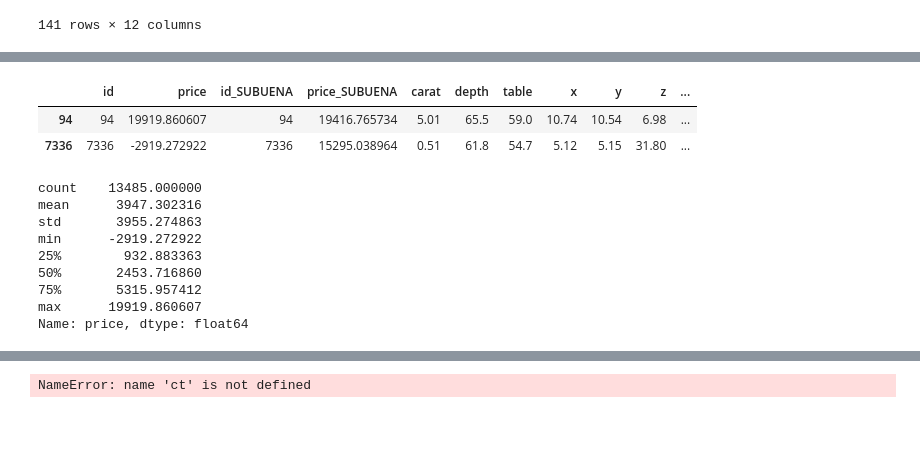
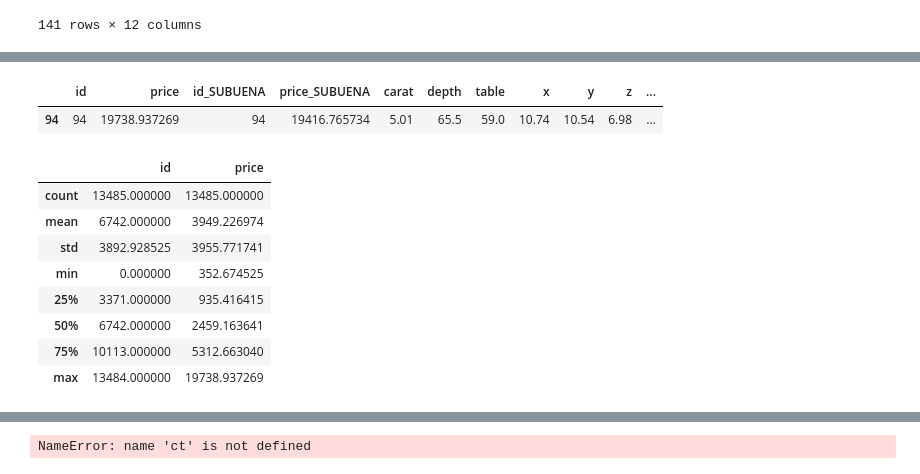
Before and after one commit to carpiero/Kaggle_Competition_Machine_Learning, a Jupyter notebook: notebooks/NotebookML002.ipynb, the cells around one changed output, grey strips where cells are left out. Drawn from its saved outputs; the diff is of its cells as text; code cells hidden in the pictures; blank space fills up the shorter version.

```diff
--- a/notebooks/NotebookML002.ipynb
+++ b/notebooks/NotebookML002.ipynb
@@ -128,7 +128,7 @@ dfd=dfd.drop(columns=['marketing_carat_int', 'cut_int','color_int', 'clarity_int
 
 
 df=df.drop(columns=['cut','color', 'clarity','marketing_carat','cut_color_clarity_score','marketing_carat_int',
-                    'raw_density',])
+                    'raw_density'])
 
 
 #RandomForestRegressor        536.8794322366753
@@ -199,7 +199,7 @@ data=data.loc[~filter_xyz ]
 df_predict=df_final.loc[df['df_original']==0]
 
 ####################################################################
-thres=1.50
+thres=1.54
 
 df_predict2=df_predict.loc[df_predict['carat']<thres]
 data2=data.loc[data['carat']<thres]
@@ -903,44 +968,51 @@ submission_dif.loc[(submission_dif['x']<0.01)|(submission_dif['y']<0.01) |(submi
 # %%
+# id 	price
+# count 	13485.000000 	13485.000000
+# mean 	6742.000000 	3949.226974
+# std 	3892.928525 	3955.771741
+# min 	0.000000 	352.674525
+# 25% 	3371.000000 	935.416415
+# 50% 	6742.000000 	2459.163641
+# 75% 	10113.000000 	5312.663040
+# max 	13484.000000 	19738.937269
 
-
-# count    13485.000000
-# mean      3949.226974
-# std       3955.771741
-# min        352.674525
-# 25%        935.416415
-# 50%       2459.163641
-# 75%       5312.663040
-# max      19738.937269
-# Name: price, dtype: float64
+#1.54  XYZ
+# count 		13485.000000
+# mean 	          3950.658835
+# std 	          3958.092457
+# min 	           339.279583
+# 25% 	            933.766521
+# 50% 	           2460.614633
+# 75% 	           5319.059241
+# max 	         19959.762503
 
 
 
 # count    13485.000000
 # mean      3948.281079
 # std       3954.976284
 # min        333.486483
 # 25%        937.587094
 # 50%       2458.706350
 # 75%       5304.965096
 # max      19416.765734
 # Name: price, dtype: float64
 
 display(submission_dif.loc[(submission_dif['price']>19000)|(submission_dif['price']<300)].sort_values(by=['Diff'], ascending=False))
 
-submission_dif['price'].describe()
+submission.describe()
 # %% [output]
 |  | id | price | id_SUBUENA | price_SUBUENA | carat | depth | table | x | y | z | ... |
-| 94 | 94 | 19919.860607 | 94 | 19416.765734 | 5.01 | 65.5 | 59.0 | 10.74 | 10.54 | 6.98 | ... |
-| 7336 | 7336 | -2919.272922 | 7336 | 15295.038964 | 0.51 | 61.8 | 54.7 | 5.12 | 5.15 | 31.80 | ... |
+| 94 | 94 | 19738.937269 | 94 | 19416.765734 | 5.01 | 65.5 | 59.0 | 10.74 | 10.54 | 6.98 | ... |
-count    13485.000000
-mean      3947.302316
-std       3955.274863
-min      -2919.272922
-25%        932.883363
-50%       2453.716860
-75%       5315.957412
-max      19919.860607
-Name: price, dtype: float64
+|  | id | price |
+| count | 13485.000000 | 13485.000000 |
+| mean | 6742.000000 | 3949.226974 |
+| std | 3892.928525 | 3955.771741 |
+| min | 0.000000 | 352.674525 |
+| 25% | 3371.000000 | 935.416415 |
+| 50% | 6742.000000 | 2459.163641 |
+| 75% | 10113.000000 | 5312.663040 |
+| max | 13484.000000 | 19738.937269 |
 # %%
 ct=1.98
 # %%
```
Also changed, not shown: parts of 10 cells of this notebook, 7 other files.
